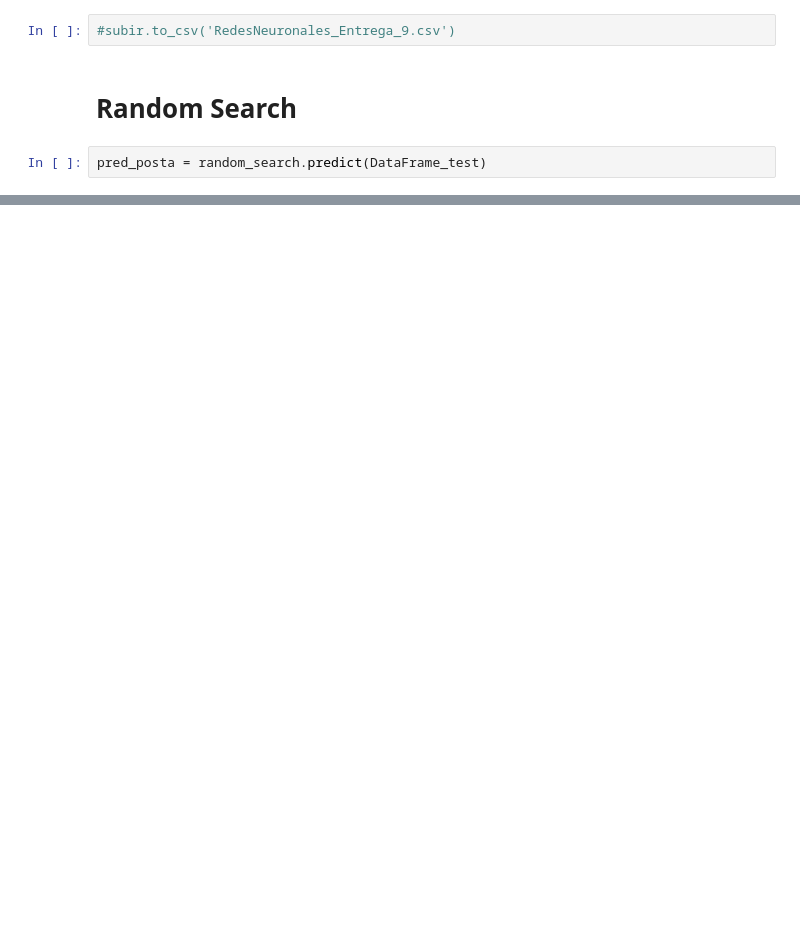
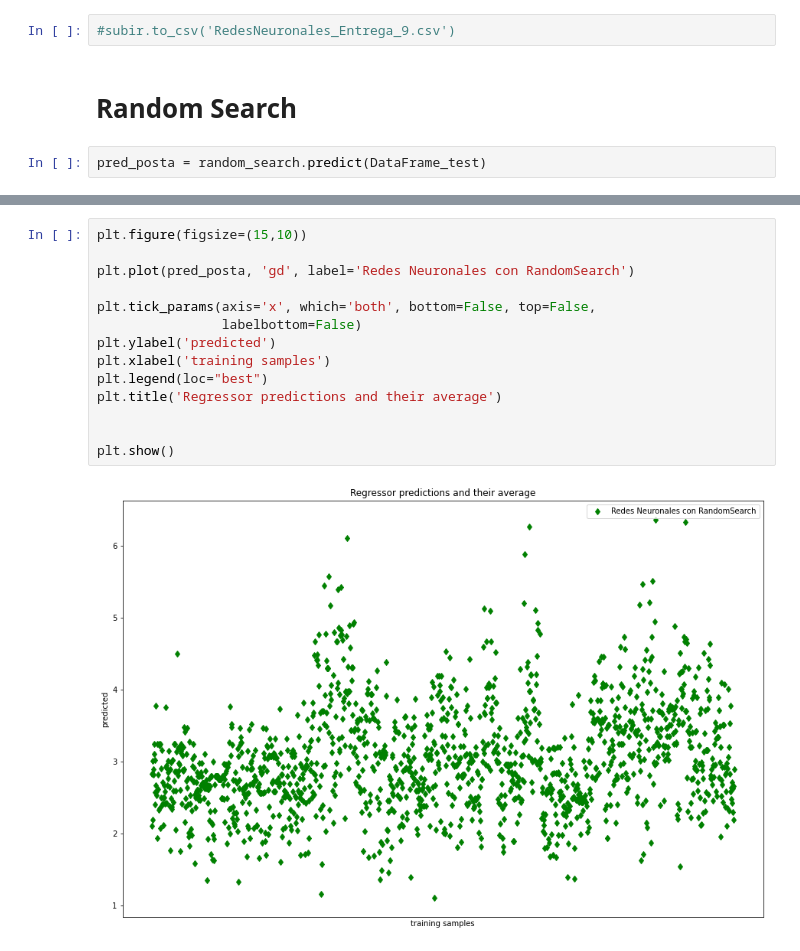
Before and after one commit to BautistaXifro/Machine-Learning-Datos, a Jupyter notebook: RedesNeuronales/MIXPruebaNuevoData.ipynb, the cells around one changed output, grey strips where cells are left out. Drawn from its saved outputs; the diff is of its cells as text; blank space fills up the shorter version.

```diff
--- a/RedesNeuronales/MIXPruebaNuevoData.ipynb
+++ b/RedesNeuronales/MIXPruebaNuevoData.ipynb
@@ -463,0 +489,16 @@ subir.describe()
+# %%
+plt.figure(figsize=(15,10))
+
+plt.plot(pred_posta, 'gd', label='Redes Neuronales con RandomSearch')
+
+plt.tick_params(axis='x', which='both', bottom=False, top=False,
+                labelbottom=False)
+plt.ylabel('predicted')
+plt.xlabel('training samples')
+plt.legend(loc="best")
+plt.title('Regressor predictions and their average')
+
+
+plt.show()
+# %% [output]
+[figure, added]
```
Also changed, not shown: parts of 17 cells of this notebook, 5 other files.
